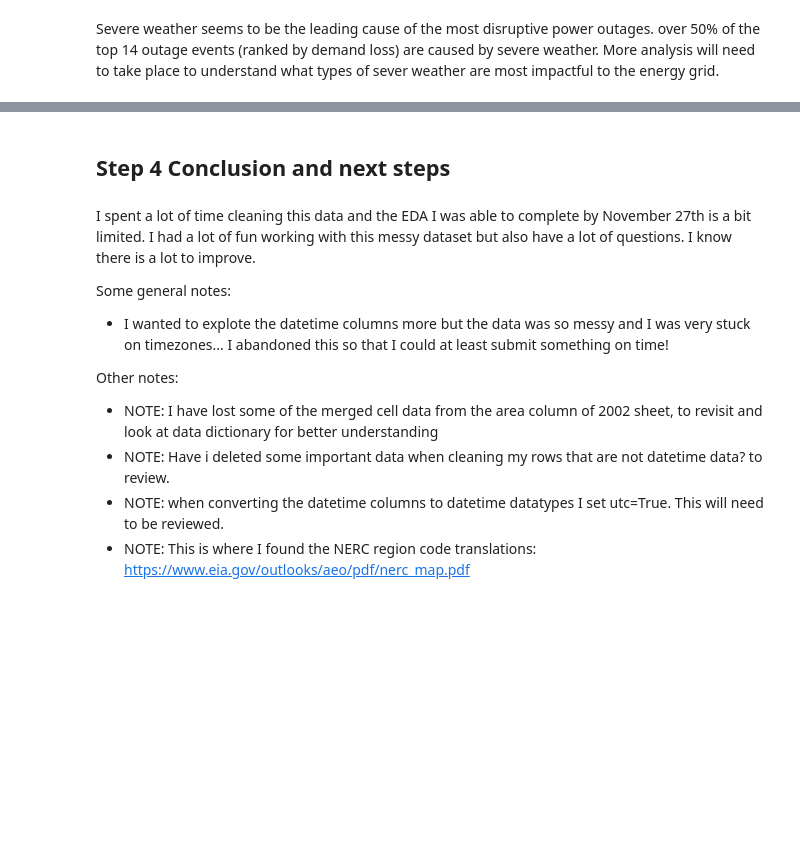
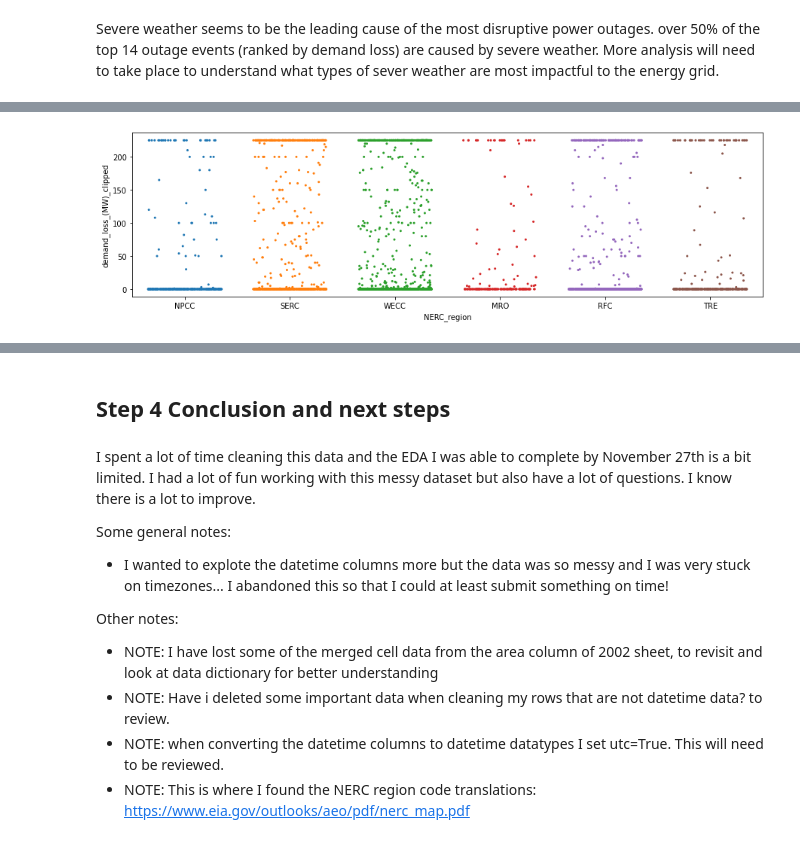
Before and after one commit to Meg-Guidry/maven_power_outage_challenge, a Jupyter notebook: Maven_Power_Outage_Challenge_Notebook.ipynb, the cells around one changed output, grey strips where cells are left out. Drawn from its saved outputs; the diff is of its cells as text; code cells hidden in the pictures; blank space fills up the shorter version.

```diff
--- a/Maven_Power_Outage_Challenge_Notebook.ipynb
+++ b/Maven_Power_Outage_Challenge_Notebook.ipynb
@@ -1062,0 +806,12 @@ plt.show()
+# %%
+#Lets try a stripplot so that we can visually see how many outages we have for each of the top 6 outage regions
+plt.figure(figsize=(15, 4))
+sns.stripplot(
+    data=disturbances[disturbances['NERC_region'].isin(["WECC", "RFC", "SERC", "NPCC", "TRE", "MRO"])],
+    x='NERC_region',
+    y='demand_loss_(MW)_clipped',
+    size= 3,
+    jitter=0.35)
+plt.show()
+# %% [output]
+[figure, added]
```
Also changed, not shown: parts of 46 cells of this notebook.
